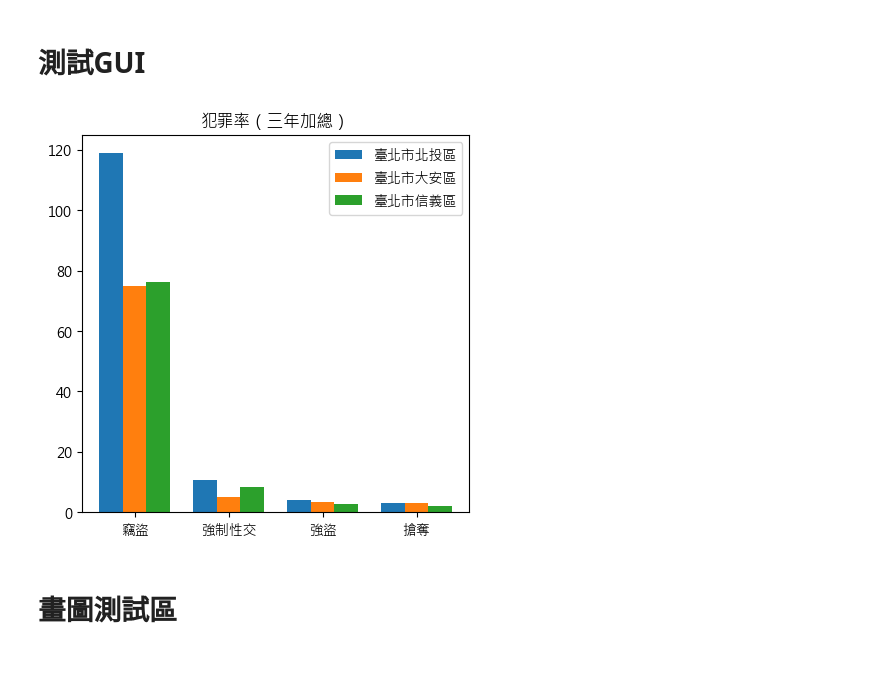
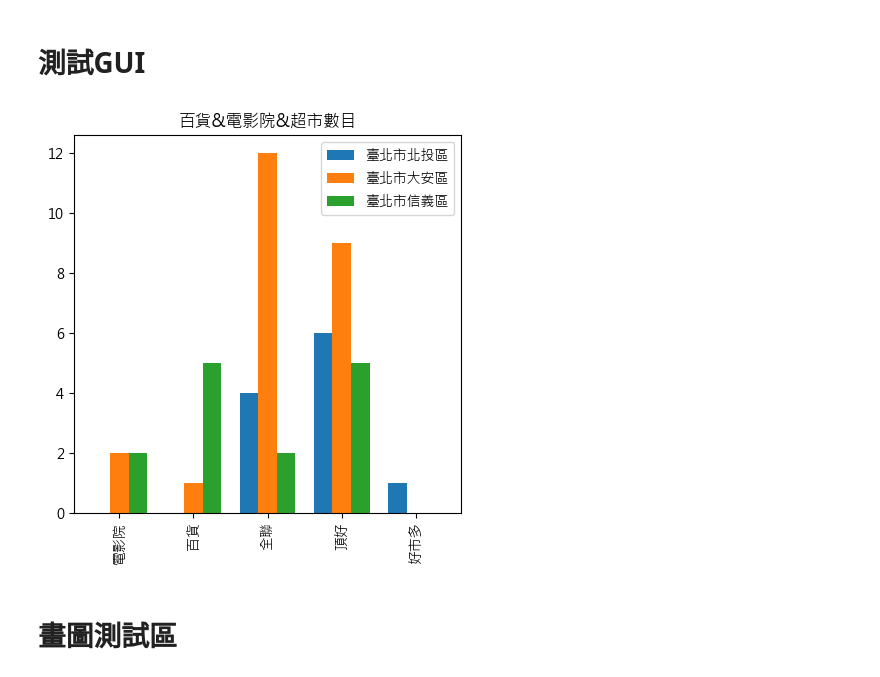
Before and after one commit to jouhsuanlin/ntuibr07, a Jupyter notebook: 繪圖/繪圖.ipynb, the cells around one changed output. Drawn from its saved outputs; the diff is of its cells as text; code cells hidden in the pictures.

```diff
--- a/繪圖/繪圖.ipynb
+++ b/繪圖/繪圖.ipynb
@@ -1,5 +1,4 @@
 # %%
-import pandas as pd
 import pandas as pd
 import numpy as np
 import matplotlib.pyplot as plt
@@ -13,11 +12,23 @@ class draw():
 
         self.income_data =  pd.read_csv('平均家庭收入.csv')
         self.clinic_data = pd.read_csv('醫療資源.csv')
-        # self.entertainment_data = pd.read_csv('')
+        self.entertainment_data = pd.read_csv('娛樂.csv')
         self.market_data = pd.read_csv('超市家數.csv')
         self.crime_data = pd.read_csv('犯罪率.csv')
         self.school_data = pd.read_csv('學校數量.csv')
         self.air_data = pd.read_csv('air_pollution.csv')
+
+
+    def clinic_density(self):
+        no1 = self.clinic_data[(self.clinic_data.loc[:,'地區名'] ==  self.regions[0]) & (self.clinic_data.loc[:,'縣市名'] == self.cities[0])]['人均院所家數(家數/千人)']
+        x_all = list(range(0, len(clinic)))
+        y1 = no1.values.flatten()
+        no2 = self.clinic_data[(self.clinic_data.loc[:,'地區名'] ==  self.regions[1]) & (self.clinic_data.loc[:,'縣市名'] == self.cities[1])]['人均院所家數(家數/千人)']
+        y2 = no2 .values.flatten()
+        no3 = self.clinic_data[(self.clinic_data.loc[:,'地區名'] ==  self.regions[2]) & (self.clinic_data.loc[:,'縣市名'] == self.cities[2])]['人均院所家數(家數/千人)']
+        y3 = no3.values.flatten()
+
+        return [y1, y2, y3]
 
 
 
@@ -30,8 +41,8 @@ class draw():
             plt.plot(x,y, marker = 'o',label = city)
         plt.title('年收入')
         plt.legend()
+        return F
 
-        return F
 
     def clinic_pic(self):
         clinic = ['診所家數', '大醫院家數']
@@ -56,7 +67,7 @@ class draw():
 
 
     def entertainment_pic (self):
-        entertainment = ['電影院家數', '購物中心家數','全聯家數','頂好家數','costco家數']
+        entertainment = ['電影院', '百貨','全聯','頂好','好市多']
         F = plt.figure(figsize=(5,5), dpi=100)
         x_all = list(range(0, len(entertainment)))
         no1 = self.entertainment_data[(self.entertainment_data.loc[:,'地區名'] == self.regions[0]) & (self.entertainment_data.loc[:,'縣市名'] == self.cities[0])][entertainment]
@@ -70,12 +81,10 @@ class draw():
         plt.bar([i-width for i in x_all], y1, width=width, label= (self.cities[0]+self.regions[0])) #注意這裡的X軸座標為x1中的數據減去寬度的一半
         plt.bar([i for i in x_all], y2, width=width, label=(self.cities[1]+self.regions[1]))        #注意這裡的X軸座標為x1中的數據加上寬度的一半
         plt.bar([i+width for i in x_all], y3, width=width, label=(self.cities[2]+self.regions[2]))
-        plt.xticks(x1,school, rotation = 90)
+        plt.xticks(x_all,entertainment, rotation = 90)
         plt.legend()
         plt.title('百貨&電影院&超市數目')
         return F
-
-
 
 
     def crime_pic (self):
@@ -100,7 +109,6 @@ class draw():
         return F
 
 
-
     def school_pic (self):
         school =['幼稚園數量', '國小數量', '國中數量', '高中數量', '大學數量']
         F = plt.figure(figsize=(5,5), dpi=100)
@@ -122,7 +130,6 @@ class draw():
         return F
 
 
-
     def air_pic (self):
         F = plt.figure(figsize=(5,5), dpi=100)
         no1 = self.air_data[(self.air_data.loc[:,'地區名'] == self.regions[0]) & (self.air_data.loc[:,'縣市名'] == self.cities[0])]['PM 2.5']
@@ -146,22 +153,22 @@ class draw():
 # %%
 import tkinter as tk
 from pandas import DataFrame
 import matplotlib.pyplot as plt
 from matplotlib.backends.backend_tkagg import FigureCanvasTkAgg
 #myfont = FontProperties(fname=r'/Users/lanjingyi/opt/anaconda3/lib/python3.7/site-packages/matplotlib/mpl-data/fonts/ttf/Microsoft JhengHei.ttf')
 # fontproperties=myfont
 root= tk.Tk()
 
 
 lists = [['臺北市','北投區'],['臺北市','大安區'],['臺北市','信義區']]
 A = draw(lists)
-bar1 = FigureCanvasTkAgg(A.crime_pic(), root)
+bar1 = FigureCanvasTkAgg(A.entertainment_pic(), root)
 bar1.get_tk_widget().pack(side=tk.LEFT, fill=tk.BOTH)
 
 
 root.mainloop()
 # %% [output]
-[figure, old version]
+[figure, new version]
 # %% [markdown]
 # 畫圖測試區
 # %%
```
Also changed, not shown: parts of 3 cells of this notebook, 3 other files.
